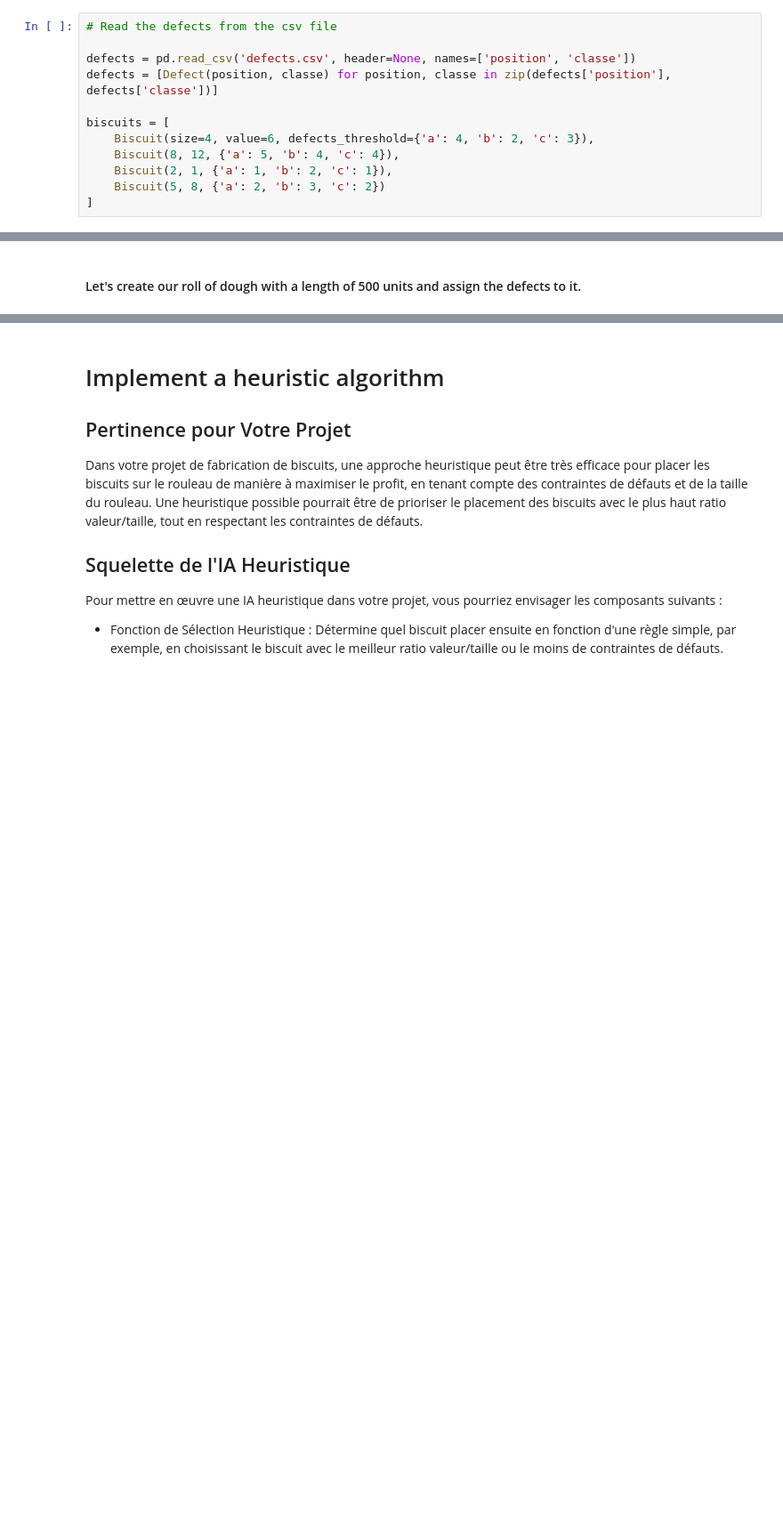
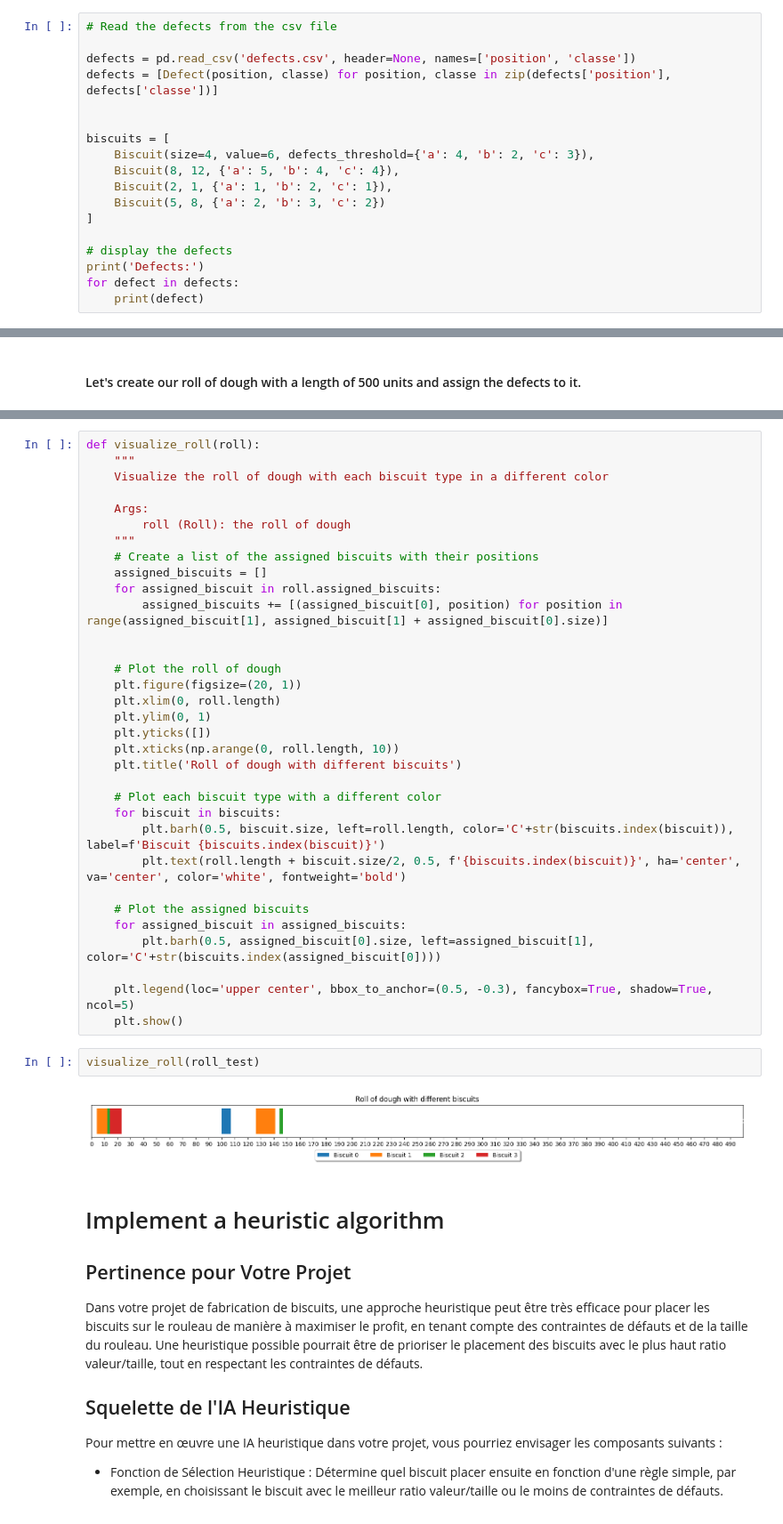
Before and after one commit to OceanSp/AI_Cookie, a Jupyter notebook: CookieFact.ipynb, the cells around one changed output, grey strips where cells are left out. Shown at 89% size. Saved outputs shown, nothing was run; the diff lists cells and outputs as text; blank space fills up the shorter version.

Commit message:
feat : ajout de visualisation du rouleau. generation initial du hill climbing. fix des contraintes

```diff
--- a/CookieFact.ipynb
+++ b/CookieFact.ipynb
@@ -107,6 +107,7 @@ class Defect:
 
 defects = pd.read_csv('defects.csv', header=None, names=['position', 'classe'])
 defects = [Defect(position, classe) for position, classe in zip(defects['position'], defects['classe'])]
+
 
 biscuits = [
     Biscuit(size=4, value=6, defects_threshold={'a': 4, 'b': 2, 'c': 3}),
@@ -114,3 +115,8 @@ biscuits = [
     Biscuit(2, 1, {'a': 1, 'b': 2, 'c': 1}),
     Biscuit(5, 8, {'a': 2, 'b': 3, 'c': 2})
 ]
+
+# display the defects
+print('Defects:')
+for defect in defects:
+    print(defect)
@@ -216,3 +254,40 @@ roll = Roll()
+# %%
+def visualize_roll(roll):
+    """
+    Visualize the roll of dough with each biscuit type in a different color
+
+    Args:
+        roll (Roll): the roll of dough
+    """
+    # Create a list of the assigned biscuits with their positions
+    assigned_biscuits = []
+    for assigned_biscuit in roll.assigned_biscuits:
+        assigned_biscuits += [(assigned_biscuit[0], position) for position in range(assigned_biscuit[1], assigned_biscuit[1] + assigned_biscuit[0].size)]
+
+
+    # Plot the roll of dough
+    plt.figure(figsize=(20, 1))
+    plt.xlim(0, roll.length)
+    plt.ylim(0, 1)
+    plt.yticks([])
+    plt.xticks(np.arange(0, roll.length, 10))
+    plt.title('Roll of dough with different biscuits')
+
+    # Plot each biscuit type with a different color
+    for biscuit in biscuits:
+        plt.barh(0.5, biscuit.size, left=roll.length, color='C'+str(biscuits.index(biscuit)), label=f'Biscuit {biscuits.index(biscuit)}')
+        plt.text(roll.length + biscuit.size/2, 0.5, f'{biscuits.index(biscuit)}', ha='center', va='center', color='white', fontweight='bold')
+
+    # Plot the assigned biscuits
+    for assigned_biscuit in assigned_biscuits:
+        plt.barh(0.5, assigned_biscuit[0].size, left=assigned_biscuit[1], color='C'+str(biscuits.index(assigned_biscuit[0])))
+
+    plt.legend(loc='upper center', bbox_to_anchor=(0.5, -0.3), fancybox=True, shadow=True, ncol=5)
+    plt.show()
+# %%
+visualize_roll(roll_test)
+# %% [output]
+[figure, added]
 # %% [markdown]
 # Implement a heuristic algorithm
 
```
Also changed, not shown: parts of 10 cells of this notebook.
